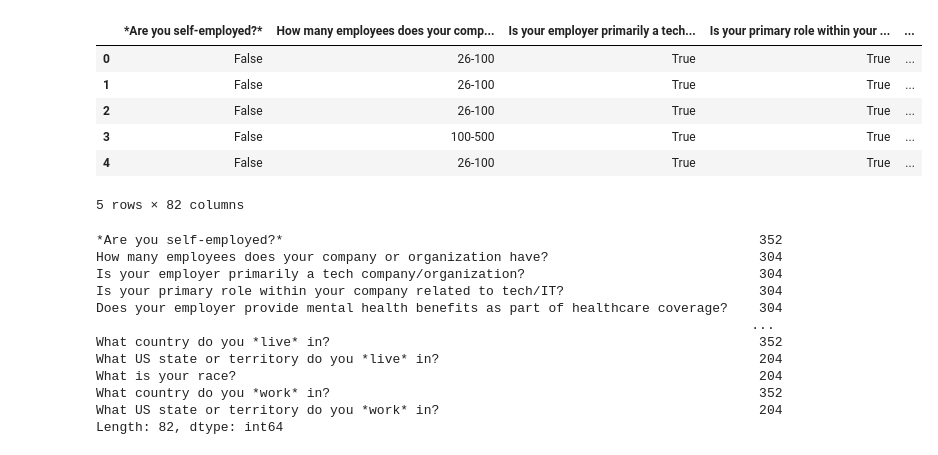
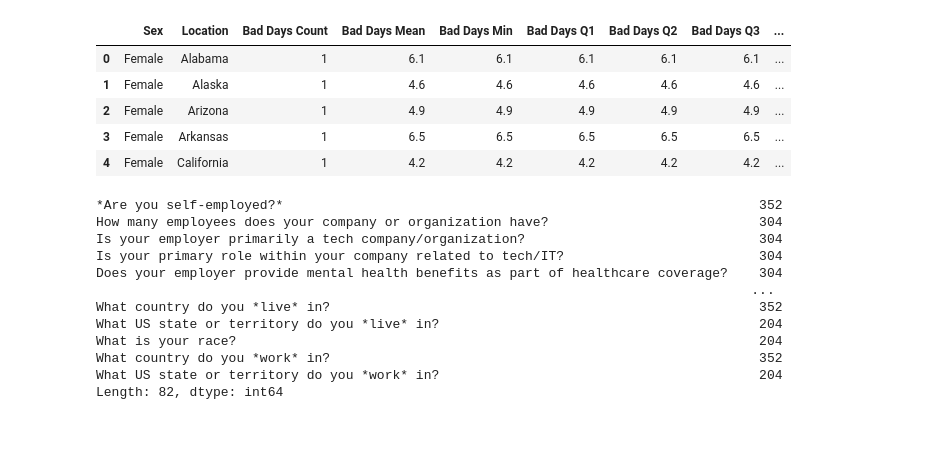
Before and after one commit to haiwy1218/mentalhealth_tech, a Jupyter notebook: mentalhealth_tech.ipynb, the cells around one changed output. Cells and saved outputs as stored; diff of their text form; code cells hidden in the pictures.

```diff
--- a/mentalhealth_tech.ipynb
+++ b/mentalhealth_tech.ipynb
@@ -11,17 +11,26 @@ import csv
 # %%
 # Make a reference to thecsv file path
 csv_path = "MentalHealthCSV.csv"
+csv_path2="Male.csv"
+csv_path3="Female.csv"
 
 # Import the books.csv file as a DataFrame
-MentalHealth_df = pd.read_csv(csv_path)
-MentalHealth_df.head()
+MentalHealth_df_c = pd.read_csv(csv_path)
+Males = pd.read_csv(csv_path2)
+Females = pd.read_csv(csv_path3)
+Females= Females.rename(columns={
+    "Bad Days Count	": "Bad Days Count",
+    "Bad Days Q2	": "Bad Days Q2",
+
+    })
+
+Females.head()
 # %% [output]
-|  | *Are you self-employed?* | How many employees does your comp... | Is your employer primarily a tech... | Is your primary role within your ... | ... |
-| 0 | False | 26-100 | True | True | ... |
-| 1 | False | 26-100 | True | True | ... |
-| 2 | False | 26-100 | True | True | ... |
-| 3 | False | 100-500 | True | True | ... |
-| 4 | False | 26-100 | True | True | ... |
+|  | Sex | Location | Bad Days Count | Bad Days Mean | Bad Days Min | Bad Days Q1 | Bad Days Q2 | Bad Days Q3 | ... |
+| 0 | Female | Alabama | 1 | 6.1 | 6.1 | 6.1 | 6.1 | 6.1 | ... |
+| 1 | Female | Alaska | 1 | 4.6 | 4.6 | 4.6 | 4.6 | 4.6 | ... |
+| 2 | Female | Arizona | 1 | 4.9 | 4.9 | 4.9 | 4.9 | 4.9 | ... |
+| 3 | Female | Arkansas | 1 | 6.5 | 6.5 | 6.5 | 6.5 | 6.5 | ... |
+| 4 | Female | California | 1 | 4.2 | 4.2 | 4.2 | 4.2 | 4.2 | ... |
-5 rows × 82 columns
 # %%
 #Count for rosw missing data
```
Also changed, not shown: parts of 9 cells of this notebook.
